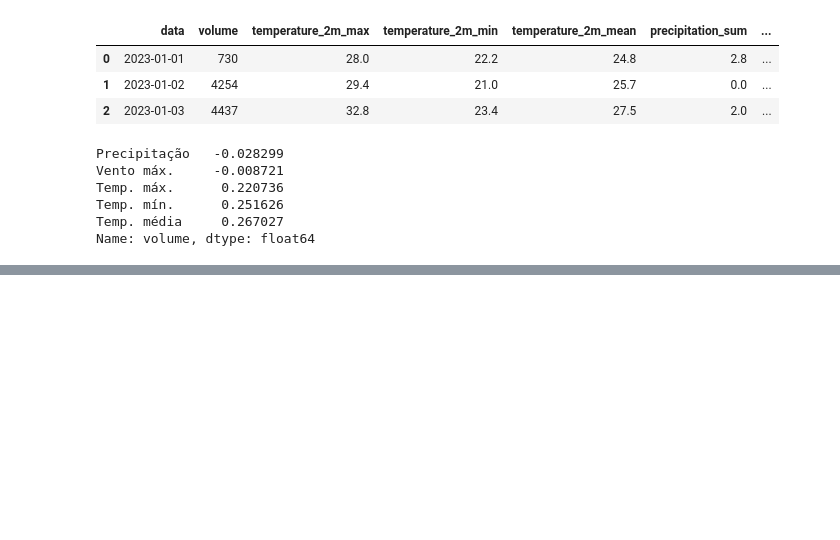
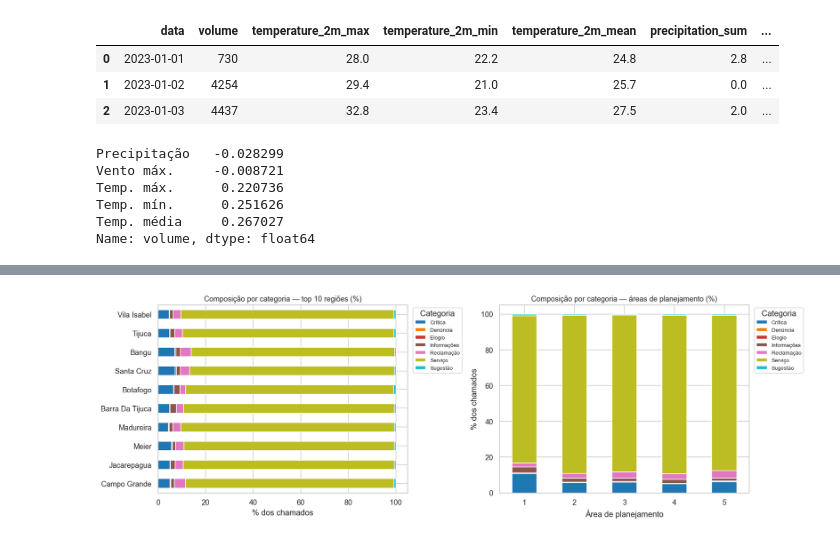
Before and after one commit to marielen/desafio-cientista-dados-senior-cidadaos-vulneraveis, a Jupyter notebook: notebooks/parte_1.ipynb, the cells around one changed output, grey strips where cells are left out. Cells and saved outputs as stored; diff of their text form; code cells hidden in the pictures; blank space fills up the shorter version.

```diff
--- a/notebooks/parte_1.ipynb
+++ b/notebooks/parte_1.ipynb
@@ -734,0 +324,51 @@ O Gradient Boosting supera o Ridge em todas as métricas, principalmente porque
+# %%
+por_reg_cat = (
+    df_regiao
+    .groupby(['regiao', 'categoria'])
+    .size()
+    .reset_index(name='volume')
+)
+
+fig, axes = plt.subplots(1, 2, figsize=(15, 5))
+
+# Stacked bar por região (top 10)
+top10 = por_regiao.head(10)['regiao'].tolist()
+pivot_reg = (
+    por_reg_cat[por_reg_cat['regiao'].isin(top10)]
+    .pivot_table(index='regiao', columns='categoria', values='volume', fill_value=0)
+    .loc[top10]
+)
+pivot_reg_pct = pivot_reg.div(pivot_reg.sum(axis=1), axis=0) * 100
+pivot_reg_pct.plot(kind='barh', stacked=True, ax=axes[0], colormap='tab10')
+axes[0].set_title('Composição por categoria — top 10 regiões (%)', fontsize=11)
+axes[0].set_xlabel('% dos chamados')
+axes[0].set_ylabel('')
+axes[0].legend(title='Categoria', bbox_to_anchor=(1.01, 1),
+               loc='upper left', fontsize=8)
+
+# Stacked bar por área de planejamento
+por_ap_cat = (
+    df_regiao
+    .groupby(['id_area_planejamento', 'categoria'])
+    .size()
+    .reset_index(name='volume')
+)
+pivot_ap = (
+    por_ap_cat
+    .pivot_table(index='id_area_planejamento', columns='categoria',
+                 values='volume', fill_value=0)
+)
+pivot_ap_pct = pivot_ap.div(pivot_ap.sum(axis=1), axis=0) * 100
+pivot_ap_pct.plot(kind='bar', stacked=True, ax=axes[1], colormap='tab10')
+axes[1].set_title('Composição por categoria — áreas de planejamento (%)', fontsize=11)
+axes[1].set_xlabel('Área de planejamento')
+axes[1].set_ylabel('% dos chamados')
+axes[1].legend(title='Categoria', bbox_to_anchor=(1.01, 1),
+               loc='upper left', fontsize=8)
+axes[1].tick_params(axis='x', rotation=0)
+
+plt.tight_layout()
+plt.savefig('../results/figures/q2_categorias_territorio.png', bbox_inches='tight')
+plt.show()
+# %% [output]
+[figure, added]
```
Also changed, not shown: parts of 41 cells of this notebook, 17 other files.
